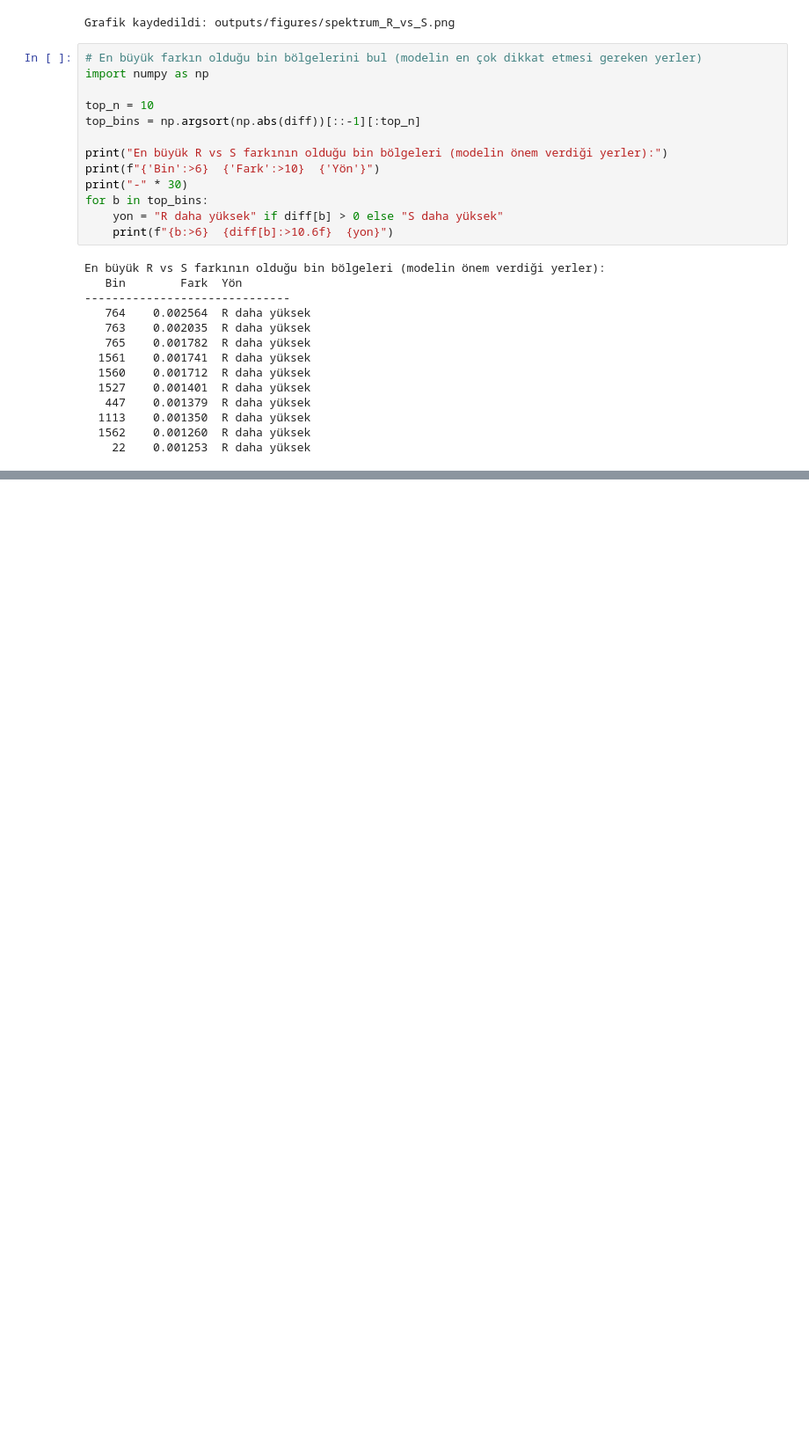
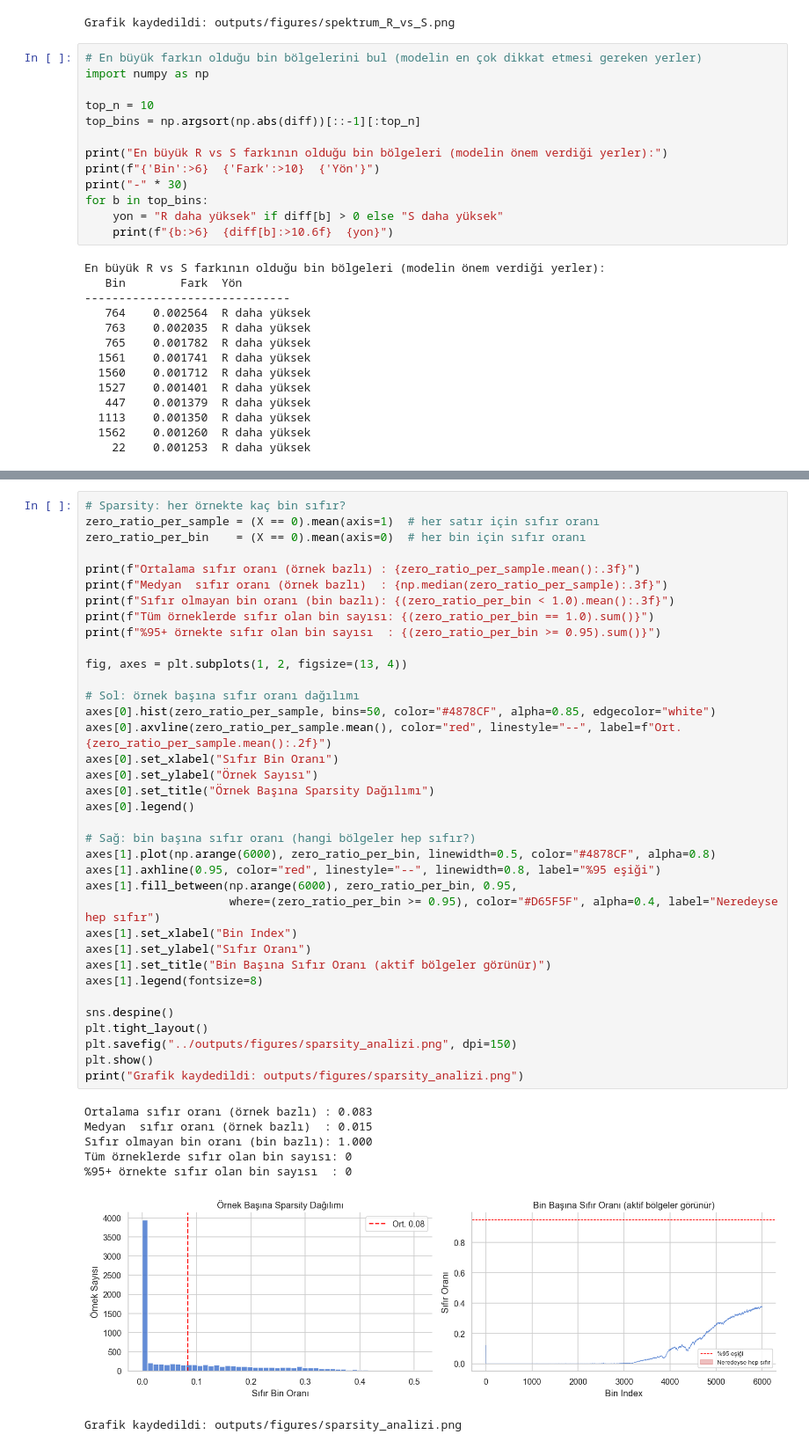
Before and after one commit to mustafag63/amr-prediction, a Jupyter notebook: notebooks/01_eda.ipynb, the cells around one changed output, grey strips where cells are left out. Shown at 88% size. Saved outputs shown, nothing was run; the diff lists cells and outputs as text; blank space fills up the shorter version.

```diff
--- a/notebooks/01_eda.ipynb
+++ b/notebooks/01_eda.ipynb
@@ -217,0 +354,44 @@ En büyük R vs S farkının olduğu bin bölgeleri (modelin önem verdiği yerl
+# %%
+# Sparsity: her örnekte kaç bin sıfır?
+zero_ratio_per_sample = (X == 0).mean(axis=1)  # her satır için sıfır oranı
+zero_ratio_per_bin    = (X == 0).mean(axis=0)  # her bin için sıfır oranı
+
+print(f"Ortalama sıfır oranı (örnek bazlı) : {zero_ratio_per_sample.mean():.3f}")
+print(f"Medyan  sıfır oranı (örnek bazlı)  : {np.median(zero_ratio_per_sample):.3f}")
+print(f"Sıfır olmayan bin oranı (bin bazlı): {(zero_ratio_per_bin < 1.0).mean():.3f}")
+print(f"Tüm örneklerde sıfır olan bin sayısı: {(zero_ratio_per_bin == 1.0).sum()}")
+print(f"%95+ örnekte sıfır olan bin sayısı  : {(zero_ratio_per_bin >= 0.95).sum()}")
+
+fig, axes = plt.subplots(1, 2, figsize=(13, 4))
+
+# Sol: örnek başına sıfır oranı dağılımı
+axes[0].hist(zero_ratio_per_sample, bins=50, color="#4878CF", alpha=0.85, edgecolor="white")
+axes[0].axvline(zero_ratio_per_sample.mean(), color="red", linestyle="--", label=f"Ort. {zero_ratio_per_sample.mean():.2f}")
+axes[0].set_xlabel("Sıfır Bin Oranı")
+axes[0].set_ylabel("Örnek Sayısı")
+axes[0].set_title("Örnek Başına Sparsity Dağılımı")
+axes[0].legend()
+
+# Sağ: bin başına sıfır oranı (hangi bölgeler hep sıfır?)
+axes[1].plot(np.arange(6000), zero_ratio_per_bin, linewidth=0.5, color="#4878CF", alpha=0.8)
+axes[1].axhline(0.95, color="red", linestyle="--", linewidth=0.8, label="%95 eşiği")
+axes[1].fill_between(np.arange(6000), zero_ratio_per_bin, 0.95,
+                     where=(zero_ratio_per_bin >= 0.95), color="#D65F5F", alpha=0.4, label="Neredeyse hep sıfır")
+axes[1].set_xlabel("Bin Index")
+axes[1].set_ylabel("Sıfır Oranı")
+axes[1].set_title("Bin Başına Sıfır Oranı (aktif bölgeler görünür)")
+axes[1].legend(fontsize=8)
+
+sns.despine()
+plt.tight_layout()
+plt.savefig("../outputs/figures/sparsity_analizi.png", dpi=150)
+plt.show()
+print("Grafik kaydedildi: outputs/figures/sparsity_analizi.png")
+# %% [output]
+Ortalama sıfır oranı (örnek bazlı) : 0.083
+Medyan  sıfır oranı (örnek bazlı)  : 0.015
+Sıfır olmayan bin oranı (bin bazlı): 1.000
+Tüm örneklerde sıfır olan bin sayısı: 0
+%95+ örnekte sıfır olan bin sayısı  : 0
+[figure, added]
+Grafik kaydedildi: outputs/figures/sparsity_analizi.png
```
Also changed, not shown: parts of 11 cells of this notebook, 21 other files.
